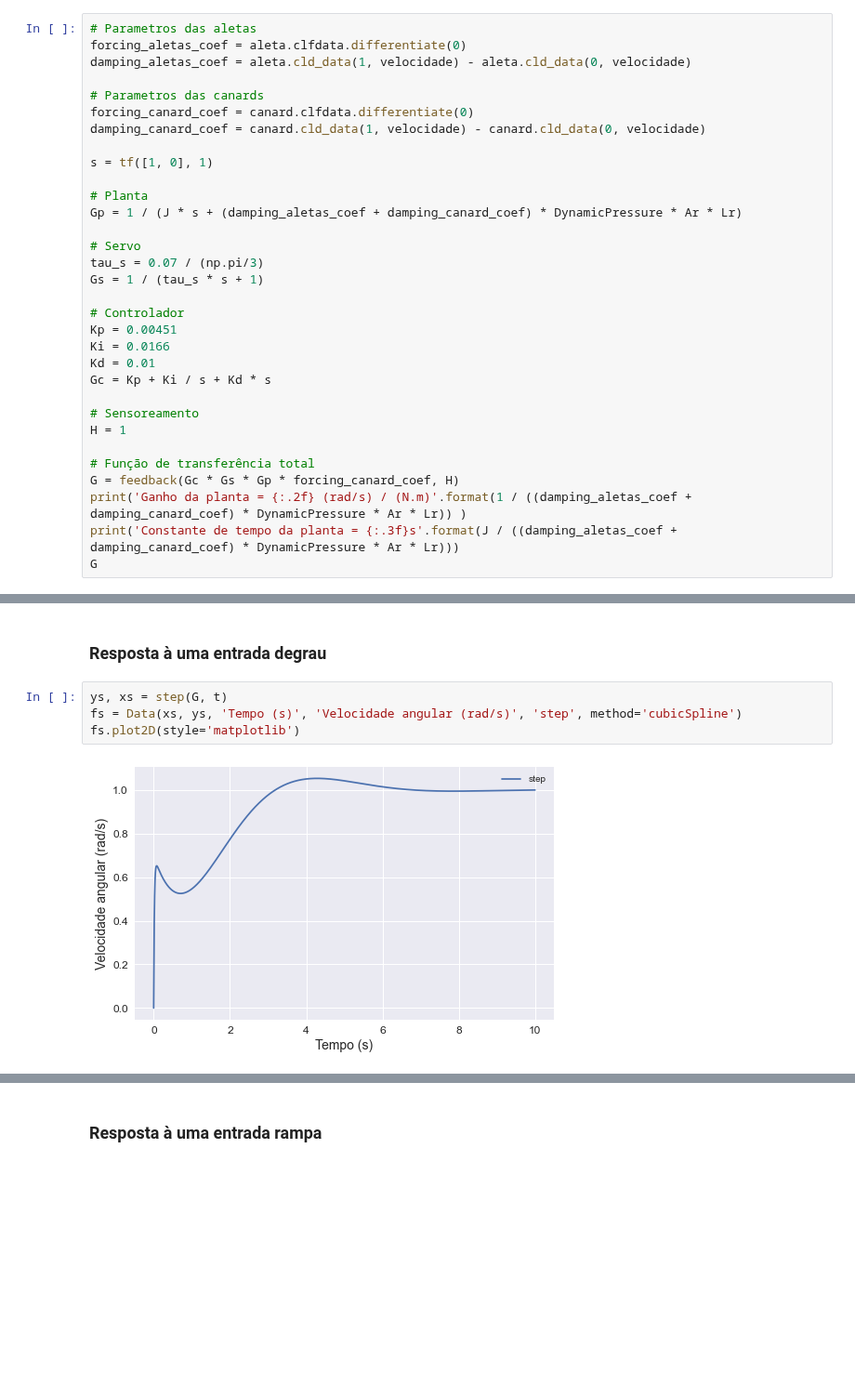
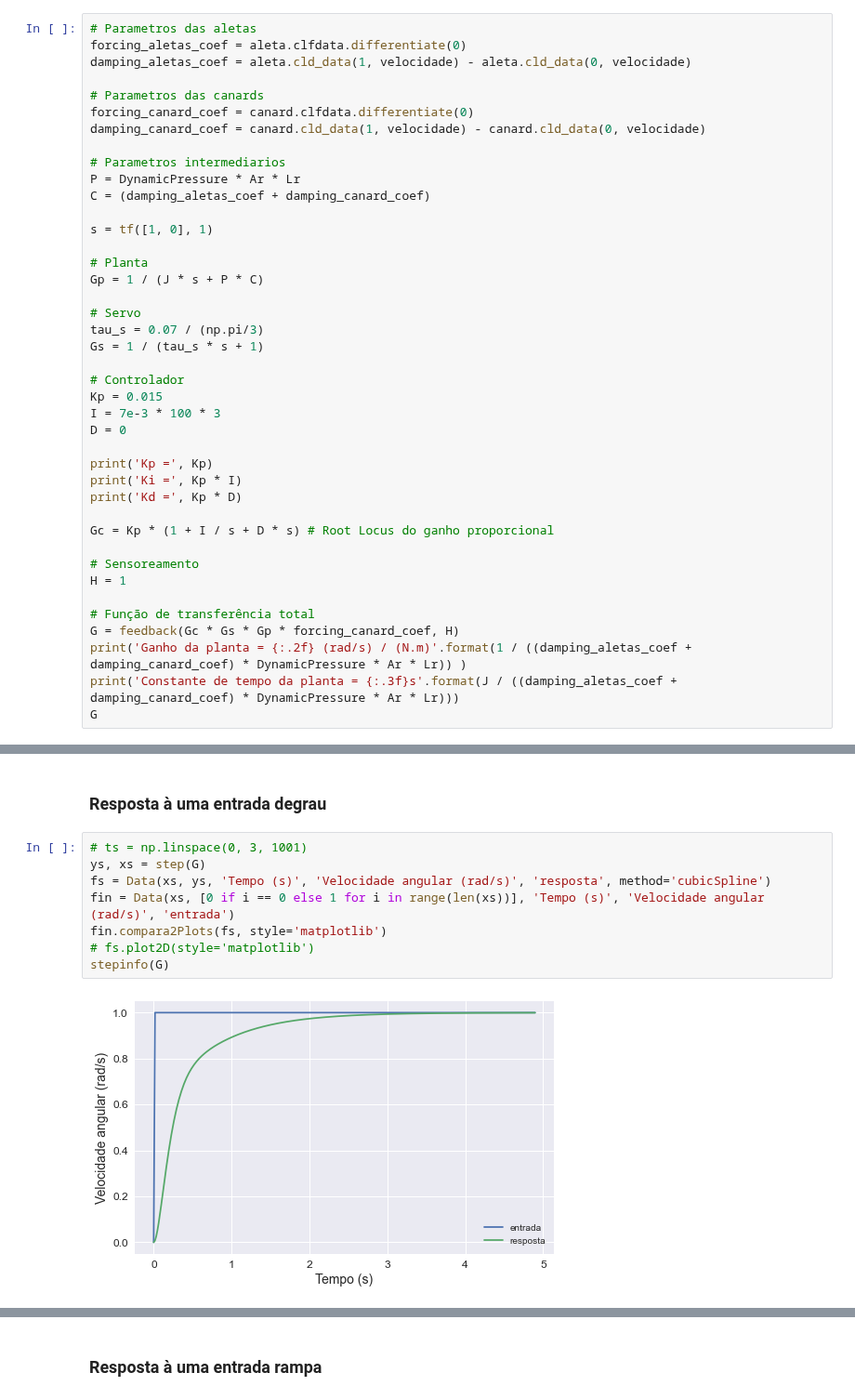
Before and after one commit to Projeto-Jupiter/Roll-Control-Codes, a Jupyter notebook: estabilidade.ipynb, the cells around one changed output, grey strips where cells are left out. Shown at 93% size. Saved outputs shown, nothing was run; the diff lists cells and outputs as text; blank space fills up the shorter version.

```diff
--- a/estabilidade.ipynb
+++ b/estabilidade.ipynb
@@ -152,20 +153,29 @@ damping_aletas_coef = aleta.cld_data(1, velocidade) - aleta.cld_data(0, velocida
 forcing_canard_coef = canard.clfdata.differentiate(0)
 damping_canard_coef = canard.cld_data(1, velocidade) - canard.cld_data(0, velocidade)
 
+# Parametros intermediarios
+P = DynamicPressure * Ar * Lr
+C = (damping_aletas_coef + damping_canard_coef)
+
 s = tf([1, 0], 1)
 
 # Planta
-Gp = 1 / (J * s + (damping_aletas_coef + damping_canard_coef) * DynamicPressure * Ar * Lr)
+Gp = 1 / (J * s + P * C)
 
 # Servo
 tau_s = 0.07 / (np.pi/3)
 Gs = 1 / (tau_s * s + 1)
 
 # Controlador
-Kp = 0.00451
-Ki = 0.0166
-Kd = 0.01
-Gc = Kp + Ki / s + Kd * s
+Kp = 0.015
+I = 7e-3 * 100 * 3
+D = 0
+
+print('Kp =', Kp)
+print('Ki =', Kp * I)
+print('Kd =', Kp * D)
+
+Gc = Kp * (1 + I / s + D * s) # Root Locus do ganho proporcional
 
 # Sensoreamento
 H = 1
@@ -199,8 +211,12 @@ fi.plot2D(style='matplotlib', upper=3)
 # %% [markdown]
 ### Resposta à uma entrada degrau
 # %%
-ys, xs = step(G, t)
-fs = Data(xs, ys, 'Tempo (s)', 'Velocidade angular (rad/s)', 'step', method='cubicSpline')
-fs.plot2D(style='matplotlib')
+# ts = np.linspace(0, 3, 1001)
+ys, xs = step(G)
+fs = Data(xs, ys, 'Tempo (s)', 'Velocidade angular (rad/s)', 'resposta', method='cubicSpline')
+fin = Data(xs, [0 if i == 0 else 1 for i in range(len(xs))], 'Tempo (s)', 'Velocidade angular (rad/s)', 'entrada')
+fin.compara2Plots(fs, style='matplotlib')
+# fs.plot2D(style='matplotlib')
+stepinfo(G)
 # %% [output]
-[figure, old version]
+[figure, new version]
```
Also changed, not shown: parts of 12 cells of this notebook, 3 other files.
